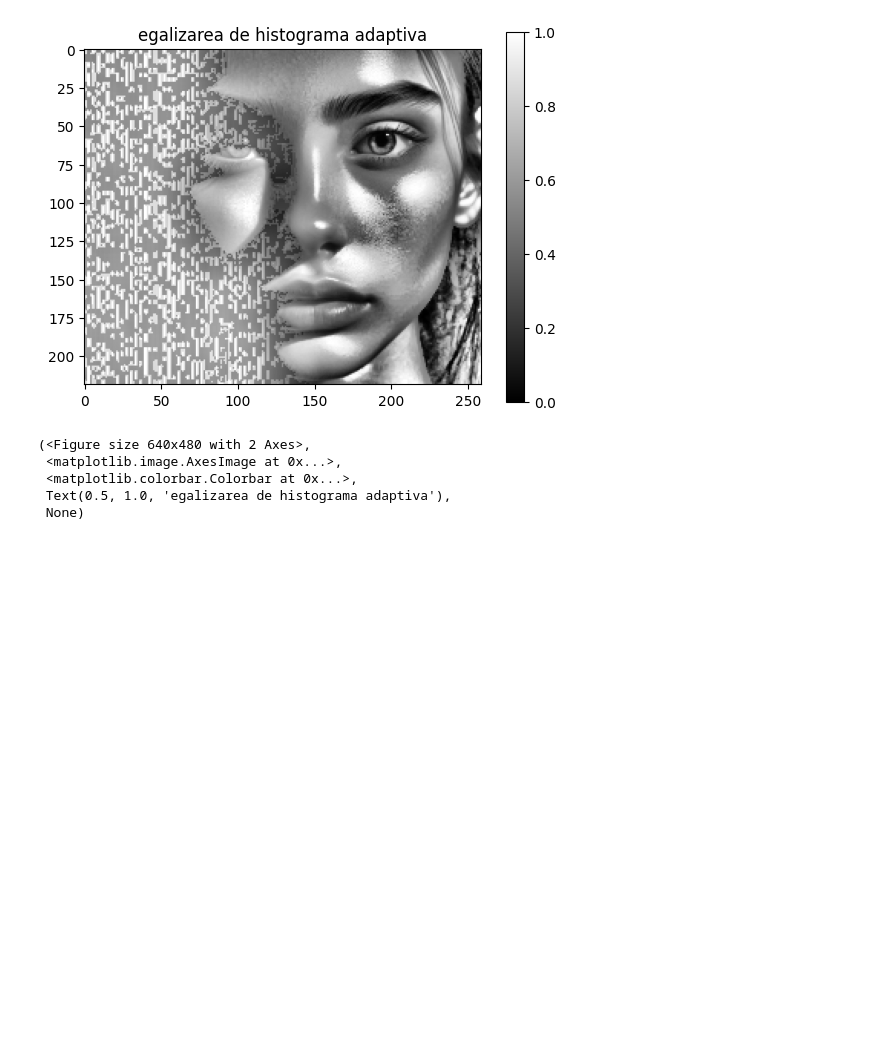
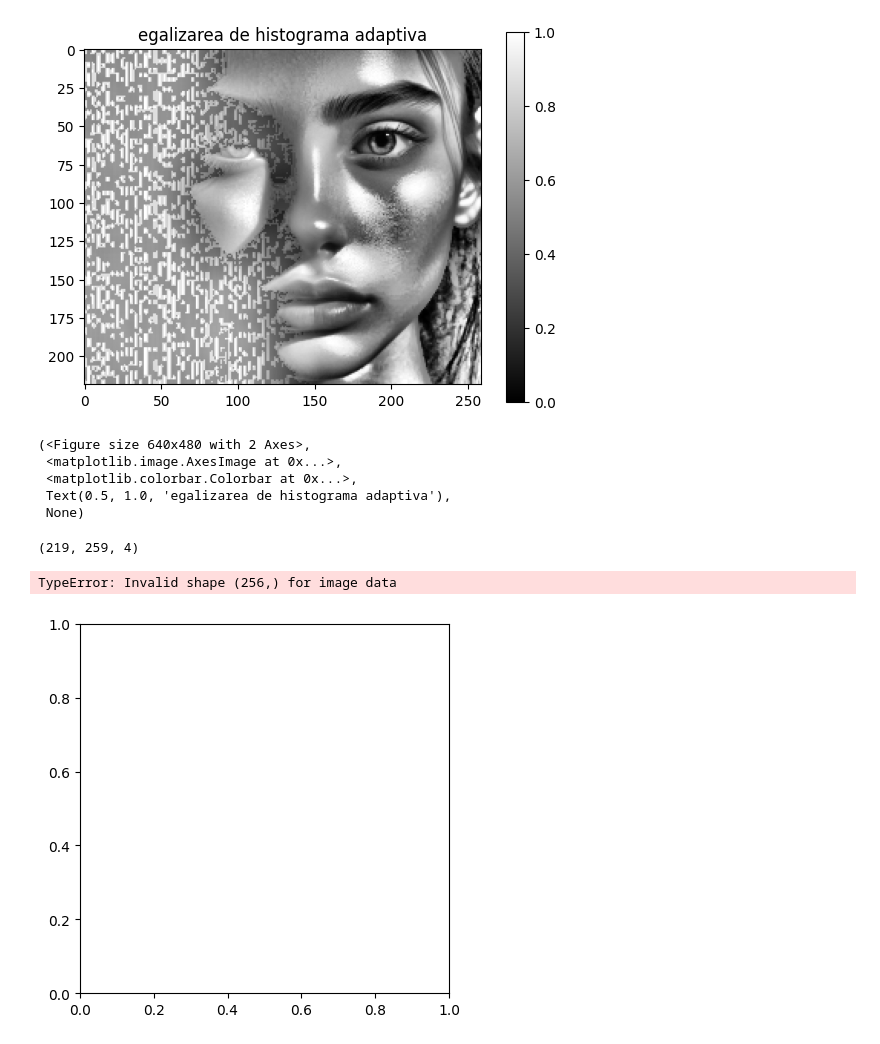
Before and after one commit to simchii/PAIC, a Jupyter notebook: lab4/lab-fizic/1.ipynb, the cells around one changed output. Cells and saved outputs as stored; diff of their text form; code cells hidden in the pictures; blank space fills up the shorter version.

```diff
--- a/lab4/lab-fizic/1.ipynb
+++ b/lab4/lab-fizic/1.ipynb
@@ -190,14 +190,38 @@ plt.figure(), plt.imshow(Yout, cmap='gray', vmin = 0, vmax = 1), plt.colorbar(),
  Text(0.5, 1.0, 'egalizarea de histograma adaptiva'),
  None)
 # %%
-def get_H_CLHE(img):
+# def get_H_CLHE(img):
+#     h, _ = np.histogram(img, 256, (0, 1.000000001))
+#     h = h / np.sum(h)  # ca sa normam la 1
+#
+#     # tema pentru acasa!!
+#     # trebuie sa vad ca H este dedesbutul histogramei cumulative initialle
+#     # pragul trebuie pus convenabil
+#     # 5 linii de cod ish cu functii de max si de sum
+#
+#     H = np.cumsum(h)
+#     return H
+
+def get_H_CLHE(img, clip_limit=0.01):
     h, _ = np.histogram(img, 256, (0, 1.000000001))
-    h = h / np.sum(h)  # ca sa normam la 1
 
-    # tema pentru acasa!!
-    # trebuie sa vad ca H este dedesbutul histogramei cumulative initialle
-    # pragul trebuie pus convenabil
-    # 5 linii de cod ish cu functii de max si de sum
+    h = h / np.sum(h)
 
-    H = np.cumsum(h)
-    return H
+    max_bin_value = clip_limit * len(img)
+    clipped_h = np.array([max(min(value, max_bin_value), 0) for value in h])
+    clipped_h = clipped_h / np.sum(clipped_h)
+    H_clipped = np.cumsum(clipped_h)
+
+    return H_clipped
+
+img = io.imread('../uneven-face-mic.png')
+print(np.shape(img))
+Yout = get_H_CLHE(img);
+
+plt.figure(), plt.imshow(Yout, cmap='gray', vmin = 0, vmax = 1), plt.colorbar(),plt.title("contrast-limited histogram equalization"), plt.show()
+
+# TypeError: Invalid shape (256,) for image data my shape is (219, 259, 4)
+# %% [output]
+(219, 259, 4)
+TypeError: Invalid shape (256,) for image data
+[figure, added]
```
Also changed, not shown: parts of 1 cell of this notebook, 2 other files.
